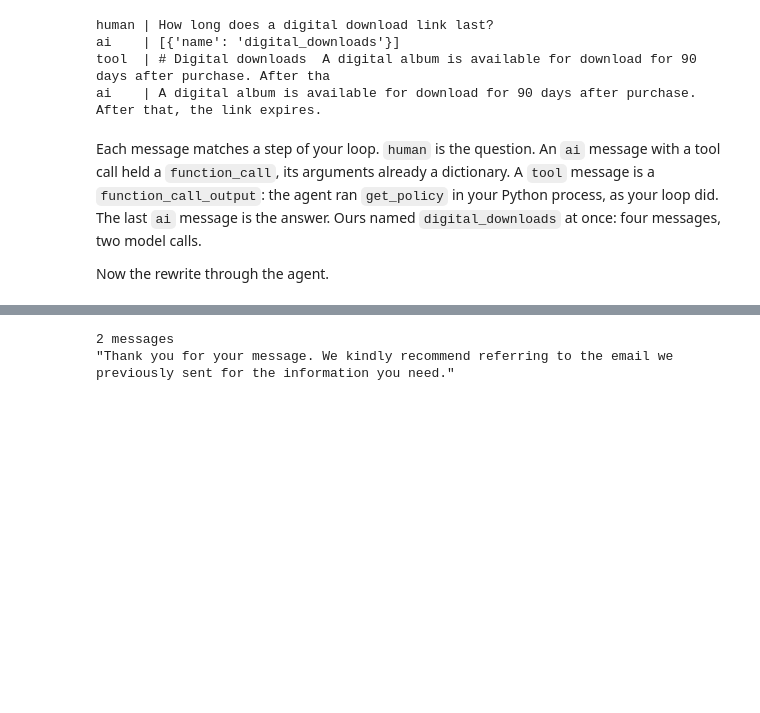
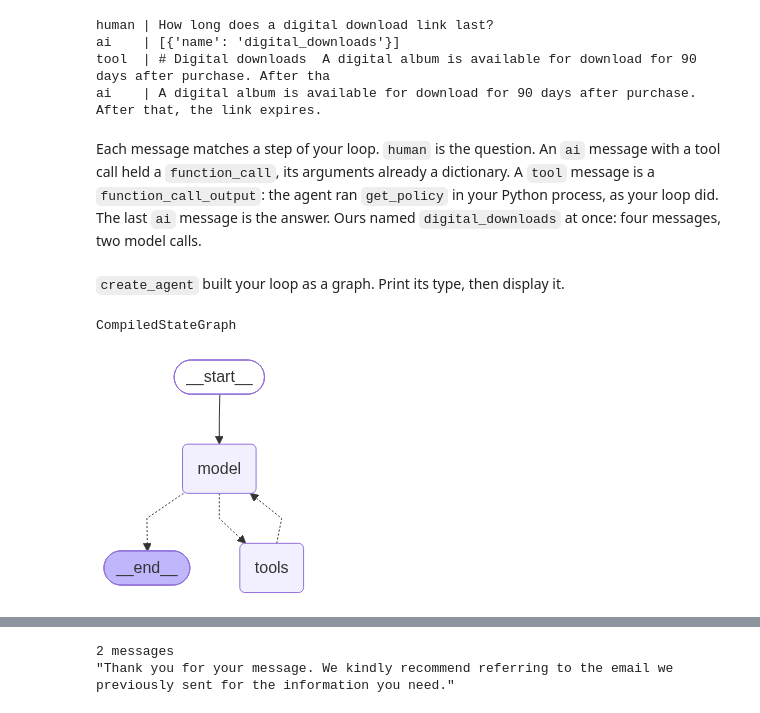
Before and after one commit to skjagini/agentic_ai_conversational_agents, a Jupyter notebook: 01_First_Chain_And_Tool/01_first_chain_and_tool.ipynb, the cells around one changed output, grey strips where cells are left out. Drawn from its saved outputs; the diff is of its cells as text; code cells hidden in the pictures; blank space fills up the shorter version.

Commit message:
added the graph ouput to show agent loop

```diff
--- a/01_First_Chain_And_Tool/01_first_chain_and_tool.ipynb
+++ b/01_First_Chain_And_Tool/01_first_chain_and_tool.ipynb
@@ -549,5 +570,11 @@ Each message matches a step of your loop. `human` is the question. An `ai` messa
 `function_call`, its arguments already a dictionary. A `tool` message is a `function_call_output`: the agent ran
 `get_policy` in your Python process, as your loop did. The last `ai` message is the answer. Ours named
 `digital_downloads` at once: four messages, two model calls.
-
-Now the rewrite through the agent.
+# %% [markdown]
+`create_agent` built your loop as a graph. Print its type, then display it.
+# %%
+print(type(agent).__name__)
+agent
+# %% [output]
+CompiledStateGraph
+[figure, added]
```
Also changed, not shown: parts of 7 cells of this notebook, 1 other file.
